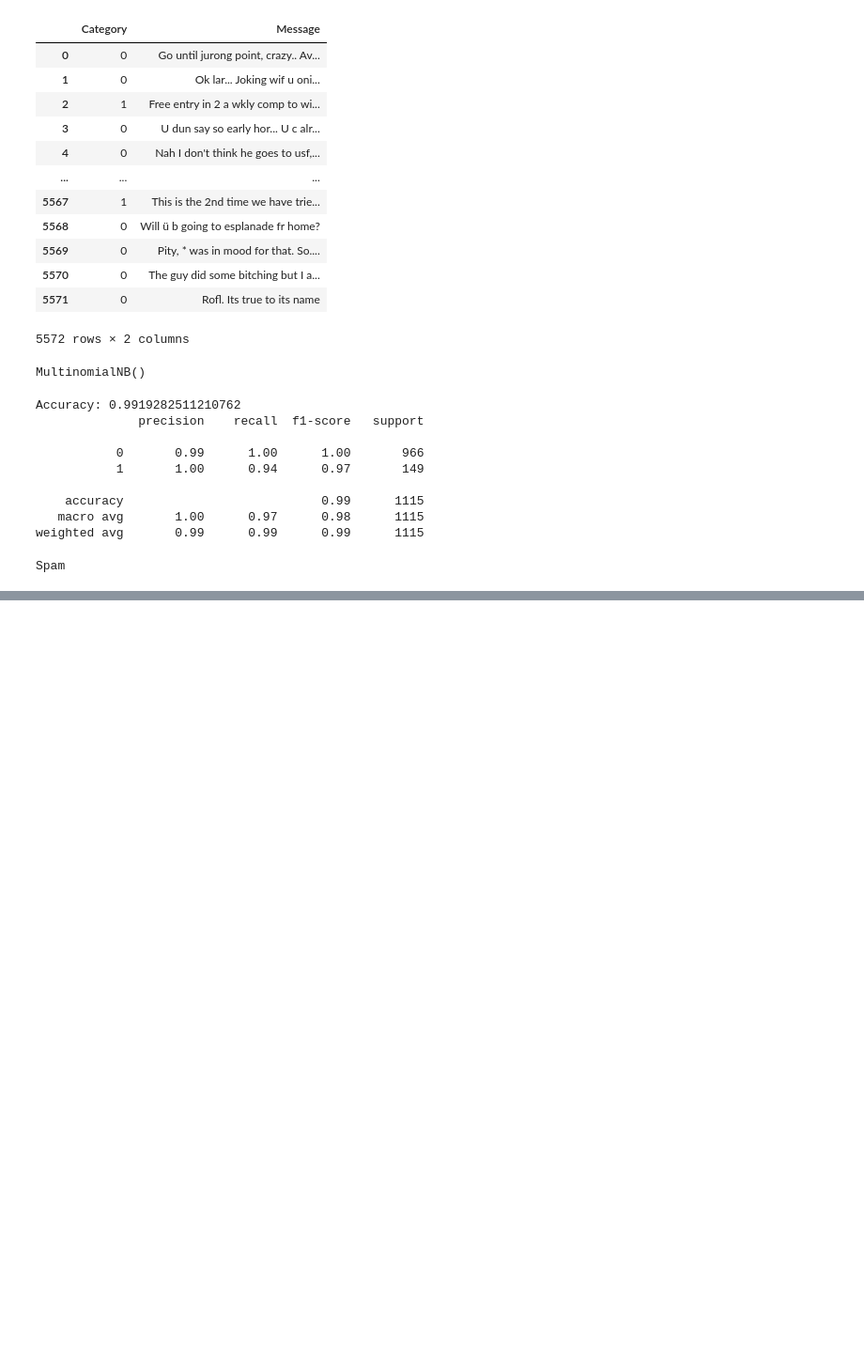
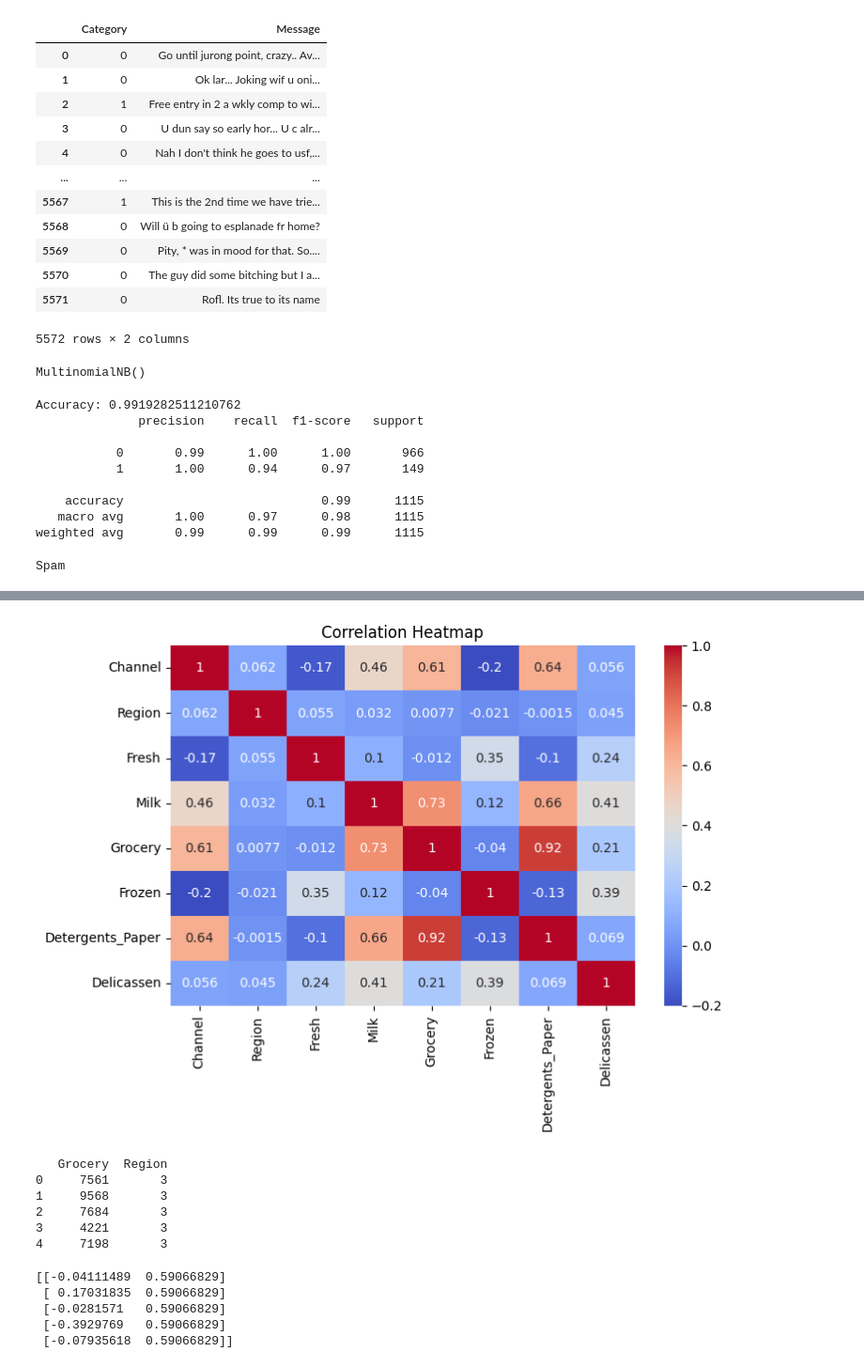
Before and after one commit to otuecherechiamaka-eng/data_model, a Jupyter notebook: model_b.ipynb, the cells around one changed output, grey strips where cells are left out. Shown at 94% size. Saved outputs shown, nothing was run; the diff lists cells and outputs as text; code cells hidden in the pictures; blank space fills up the shorter version.

```diff
--- a/model_b.ipynb
+++ b/model_b.ipynb
@@ -437,0 +537,37 @@ Spam
+# %%
+plt.figure(figsize=(8,5))
+
+sns.heatmap(
+    df.corr(numeric_only=True),
+    annot=True,
+    cmap='coolwarm'
+)
+
+plt.title("Correlation Heatmap")
+plt.show()
+# %% [output]
+[figure, added]
+# %%
+X = df[['Grocery',
+        'Region',]]
+
+print(X.head())
+# %% [output]
+   Grocery  Region
+0     7561       3
+1     9568       3
+2     7684       3
+3     4221       3
+4     7198       3
+# %%
+scaler = StandardScaler()
+
+X_scaled = scaler.fit_transform(X)
+
+print(X_scaled[:5])
+# %% [output]
+[[-0.04111489  0.59066829]
+ [ 0.17031835  0.59066829]
+ [-0.0281571   0.59066829]
+ [-0.3929769   0.59066829]
+ [-0.07935618  0.59066829]]
```
Also changed, not shown: parts of 24 cells of this notebook.
